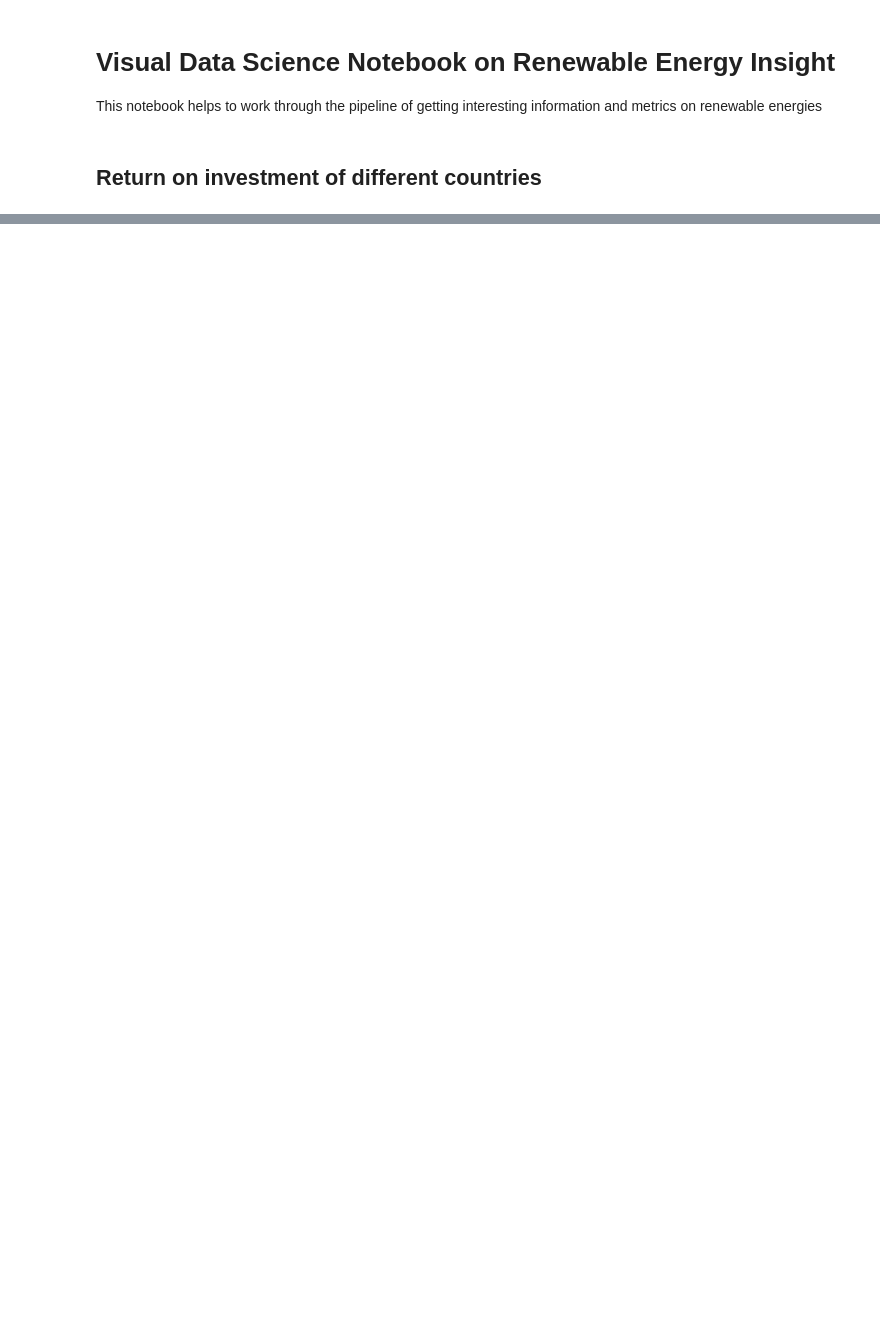
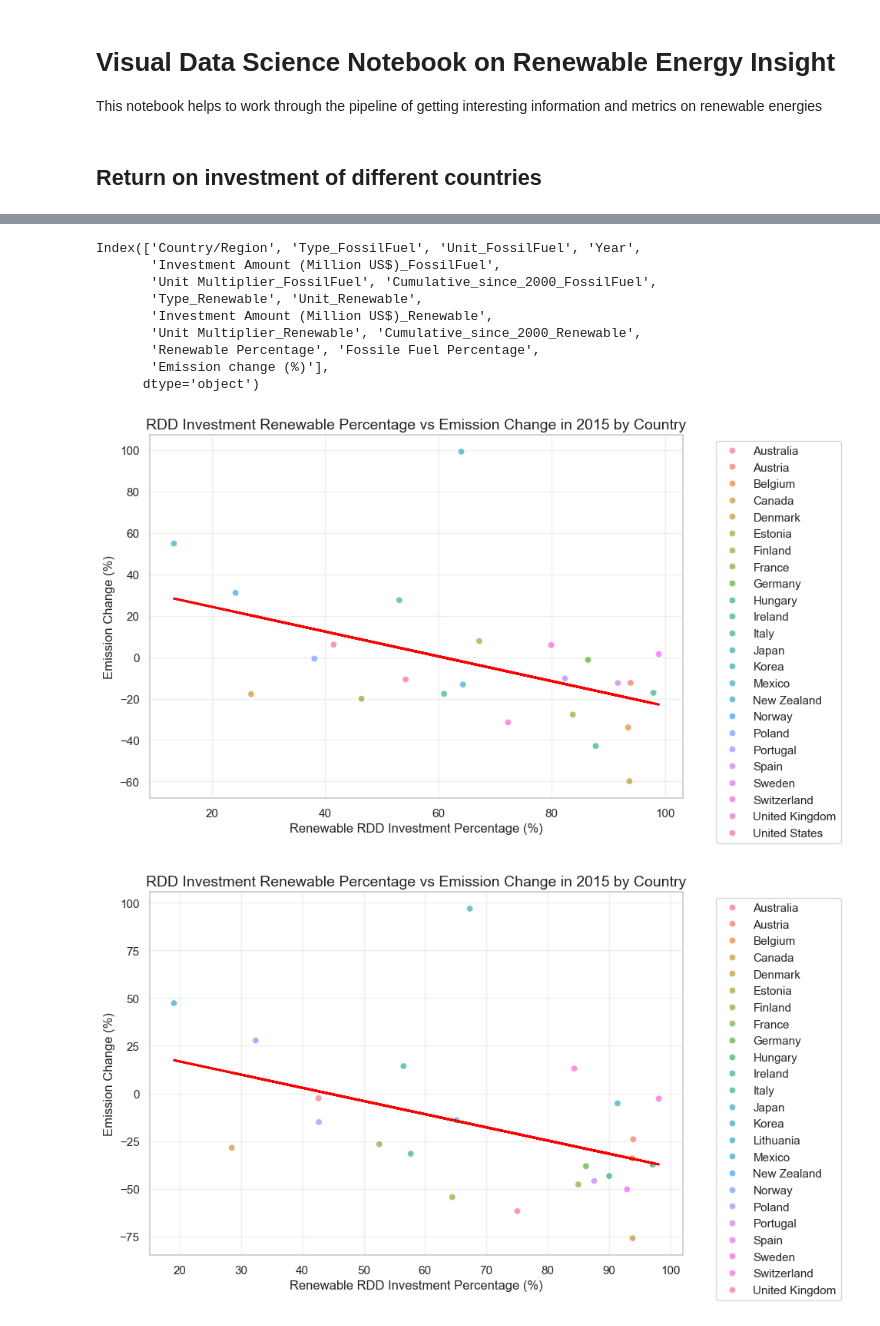
Before and after one commit to mozi30/VDS-RenewableEnergy, a Jupyter notebook: renewable-energy.ipynb, the cells around one changed output, grey strips where cells are left out. Cells and saved outputs as stored; diff of their text form; code cells hidden in the pictures; blank space fills up the shorter version.

```diff
--- a/renewable-energy.ipynb
+++ b/renewable-energy.ipynb
@@ -483,0 +849,64 @@ Index(['Country/Region', 'Year', 'Relative_Investment_per_GDP'], dtype='object')
+# %%
+rdd_ratio_since_2005 = get_renewable_to_fossile_rdd_ratio_since_year(IAE_MEMBERS, 2000)
+relative_emission_data = get_relative_emission_to_year_by_country(IAE_MEMBERS, 2000, 'Total emissions')
+relative_rdd_to_emission = pd.merge(
+    rdd_ratio_since_2005,
+    relative_emission_data[['Country/Region', 'Year', 'Emission change (%)']],
+    on=['Country/Region', 'Year'],
+    how='inner'
+)
+print(relative_rdd_to_emission.columns)
+#only very 4 years
+# relative_rdd_to_emission = relative_rdd_to_emission[
+#     relative_rdd_to_emission['Year'] % 5 == 0
+# ]
+
+
+relative_rdd_to_emission_2015 = relative_rdd_to_emission[relative_rdd_to_emission['Year'] == 2015]
+relative_rdd_to_emission_2020 = relative_rdd_to_emission[relative_rdd_to_emission['Year'] == 2020]
+relative_rdd_to_emission_2023 = relative_rdd_to_emission[relative_rdd_to_emission['Year'] == 2023]
+
+show_scatterplot(
+    data=relative_rdd_to_emission_2015,
+    x='Renewable Percentage',
+    y='Emission change (%)',
+    hue='Country/Region',
+    title='RDD Investment Renewable Percentage vs Emission Change in 2015 by Country',
+    xlabel='Renewable RDD Investment Percentage (%)',
+    ylabel='Emission Change (%)',
+    fit_line=True
+)
+
+show_scatterplot(
+    data=relative_rdd_to_emission_2020,
+    x='Renewable Percentage',
+    y='Emission change (%)',
+    hue='Country/Region',
+    title='RDD Investment Renewable Percentage vs Emission Change in 2015 by Country',
+    xlabel='Renewable RDD Investment Percentage (%)',
+    ylabel='Emission Change (%)',
+    fit_line=True
+)
+
+show_scatterplot(
+    data=relative_rdd_to_emission_2023,
+    x='Renewable Percentage',
+    y='Emission change (%)',
+    hue='Country/Region',
+    title='RDD Investment Renewable Percentage vs Emission Change in 2015 by Country',
+    xlabel='Renewable RDD Investment Percentage (%)',
+    ylabel='Emission Change (%)',
+    fit_line=True
+)
+# %% [output]
+Index(['Country/Region', 'Type_FossilFuel', 'Unit_FossilFuel', 'Year',
+       'Investment Amount (Million US$)_FossilFuel',
+       'Unit Multiplier_FossilFuel', 'Cumulative_since_2000_FossilFuel',
+       'Type_Renewable', 'Unit_Renewable',
+       'Investment Amount (Million US$)_Renewable',
+       'Unit Multiplier_Renewable', 'Cumulative_since_2000_Renewable',
+       'Renewable Percentage', 'Fossile Fuel Percentage',
+       'Emission change (%)'],
+      dtype='object')
+[figure, added]
+[figure, added]
```
Also changed, not shown: parts of 24 cells of this notebook, 9 other files.
